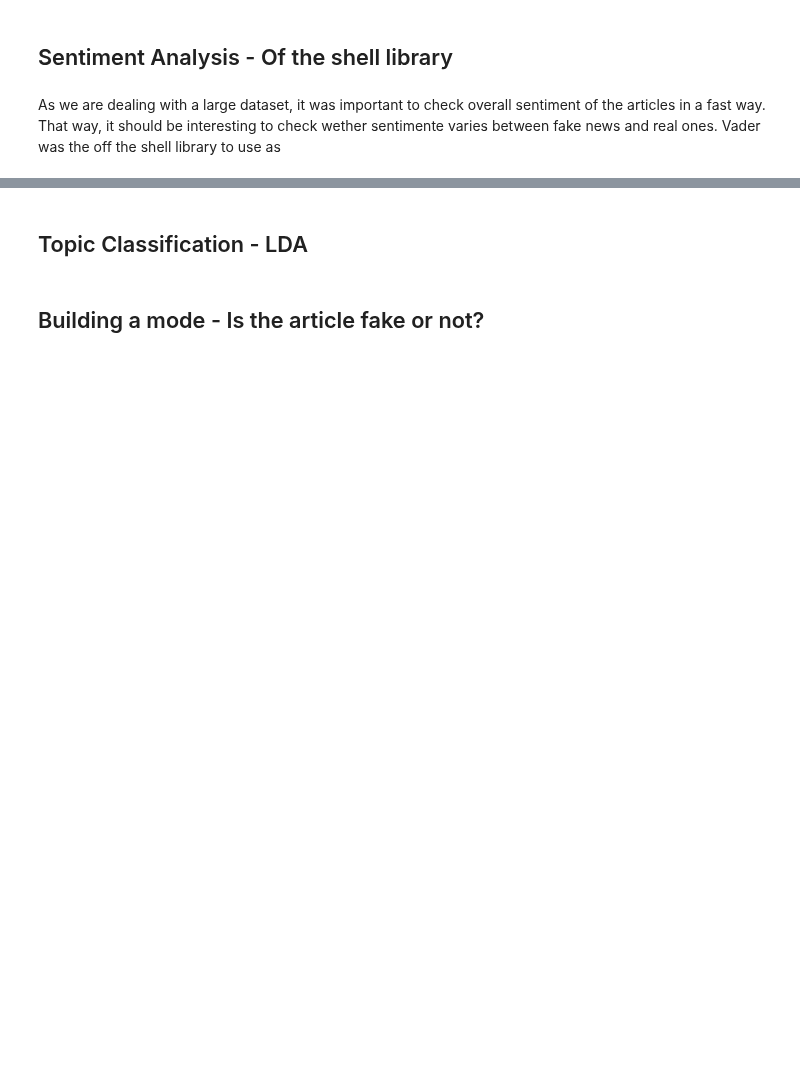
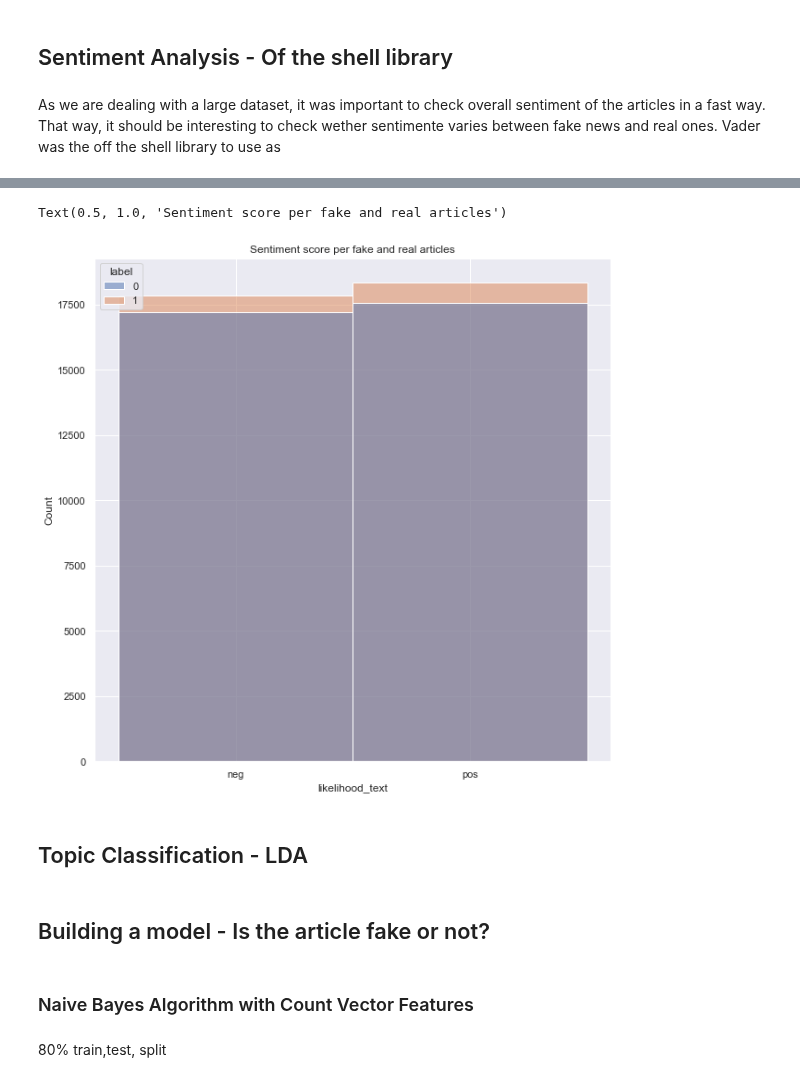
Before and after one commit to jfsalcedo10/collecting-ss-project, a Jupyter notebook: src/notebooks/sentiment_analysis.ipynb, the cells around one changed output, grey strips where cells are left out. Cells and saved outputs as stored; diff of their text form; code cells hidden in the pictures; blank space fills up the shorter version.

```diff
--- a/src/notebooks/sentiment_analysis.ipynb
+++ b/src/notebooks/sentiment_analysis.ipynb
@@ -105,20 +125,21 @@ df_reuters.to_csv(data_path/'WELFake_Reuters_data.csv')
 # %% [markdown]
 As we are dealing with a large dataset, it was important to check overall sentiment of the articles in a fast way. That way, it should be interesting to check wether sentimente varies between fake news and real ones. Vader was the off the shell library to use as
 # %%
-from datetime import datetime
-time = datetime.now().strftime("%H:%M:%S")
-sent_analyzer = SentimentIntensityAnalyzer()
-text_corpus = df_reuters.text.to_list()
-predictions = []
-print(f'Initializign predictions - {time}')
-for idx,article in enumerate(text_corpus):
+def get_sentiment_score(dataframe, column = 'text'):
     time = datetime.now().strftime("%H:%M:%S")
-    print(f"\rModel working in article {idx} at {time}", end="")
-    score = sent_analyzer.polarity_scores(article)
-    result = {
-        'score': score['compound'],
-        'likelihood': 'pos' if score['compound'] > 0 else 'neg'
-    }
+    sent_analyzer = SentimentIntensityAnalyzer()
+    text_corpus = dataframe[column].to_list()
+    predictions_df = []
+    print(f'Initializign predictions for {column} - {time}')
+    for idx,article in enumerate(text_corpus):
+        time = datetime.now().strftime("%H:%M:%S")
+        print(f"\rModel working in article {idx} at {time}", end="")
+        score = sent_analyzer.polarity_scores(article)
+        result = {
+            f'score_{column}': score['compound'],
+            f'likelihood_{column}': 'pos' if score['compound'] > 0 else 'neg'
+        }
 
-    predictions.append(result)
-print(f'\nPrediction complete at {time}.')
+        predictions_df.append(result)
+    print(f'\nPrediction complete at {time}.')
+    return pd.DataFrame(predictions_df)
@@ -158,0 +146,3 @@ Name: label, dtype: int64
+# %%
+df_sent = df.join(get_sentiment_score(df, 'title')).join(get_sentiment_score(df, 'text'))
+df_sent.head()
@@ -159,4 +164,17 @@ Name: label, dtype: int64
+# %%
+# Plotting
+plt.figure(figsize=(10, 10))
+ax = sns.histplot(data = df_sent,
+x='likelihood_text', hue='label')
+ax.set_title('Sentiment score per fake and real articles')
+# %% [output]
+Text(0.5, 1.0, 'Sentiment score per fake and real articles')
+[figure, added]
 # %% [markdown]
 ## Topic Classification - LDA
 # %% [markdown]
-## Building a mode - Is the article fake or not?
+## Building a model - Is the article fake or not?
+# %% [markdown]
+### Naive Bayes Algorithm with Count Vector Features
+# %% [markdown]
+80% train,test, split
```
Also changed, not shown: parts of 36 cells of this notebook, 5 other files.
